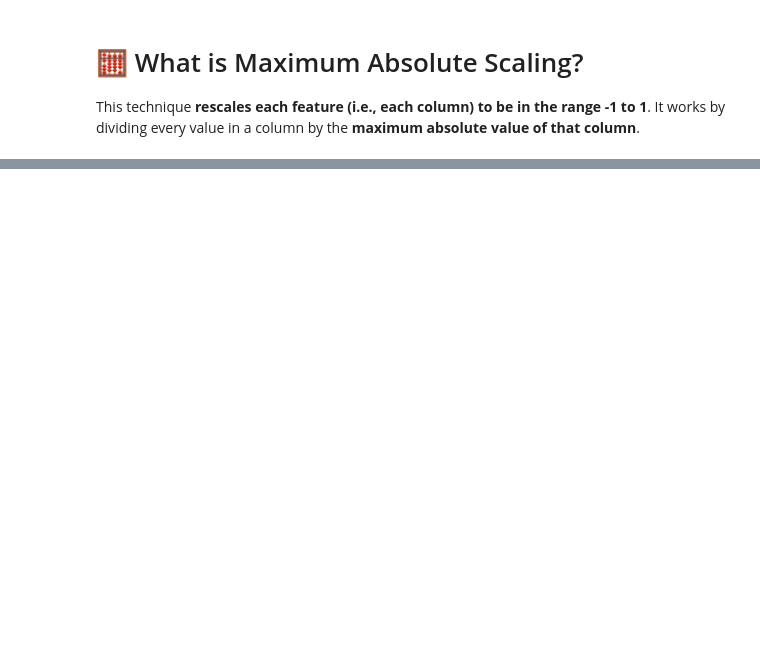
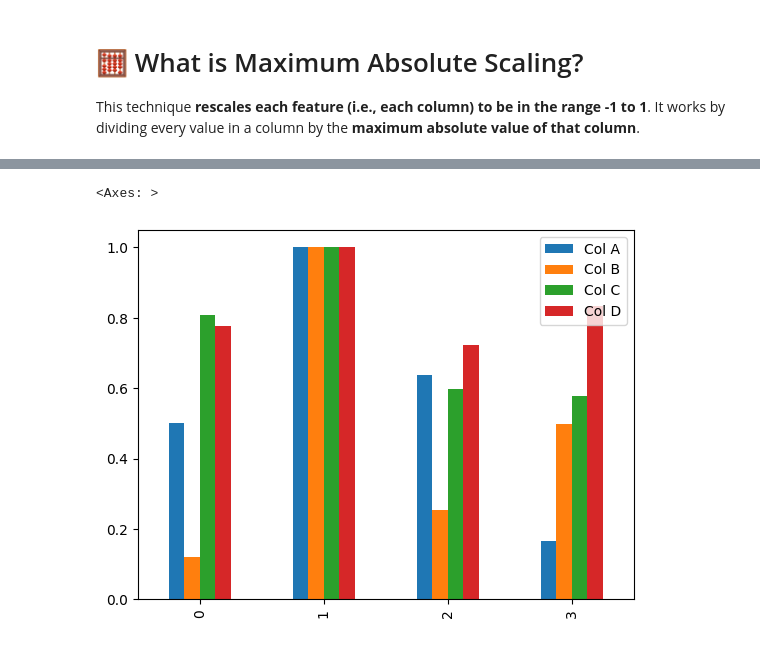
Before and after one commit to ngzhiwei517/NLP, a Jupyter notebook: Pandas_Data_Normalization.ipynb, the cells around one changed output, grey strips where cells are left out. Cells and saved outputs as stored; diff of their text form; code cells hidden in the pictures; blank space fills up the shorter version.

```diff
--- a/Pandas_Data_Normalization.ipynb
+++ b/Pandas_Data_Normalization.ipynb
@@ -58,0 +119,5 @@ display(df)
+# %%
+df_max_scaled.plot(kind='bar')
+# %% [output]
+<Axes: >
+[figure, added]
```
Also changed, not shown: parts of 14 cells of this notebook.
